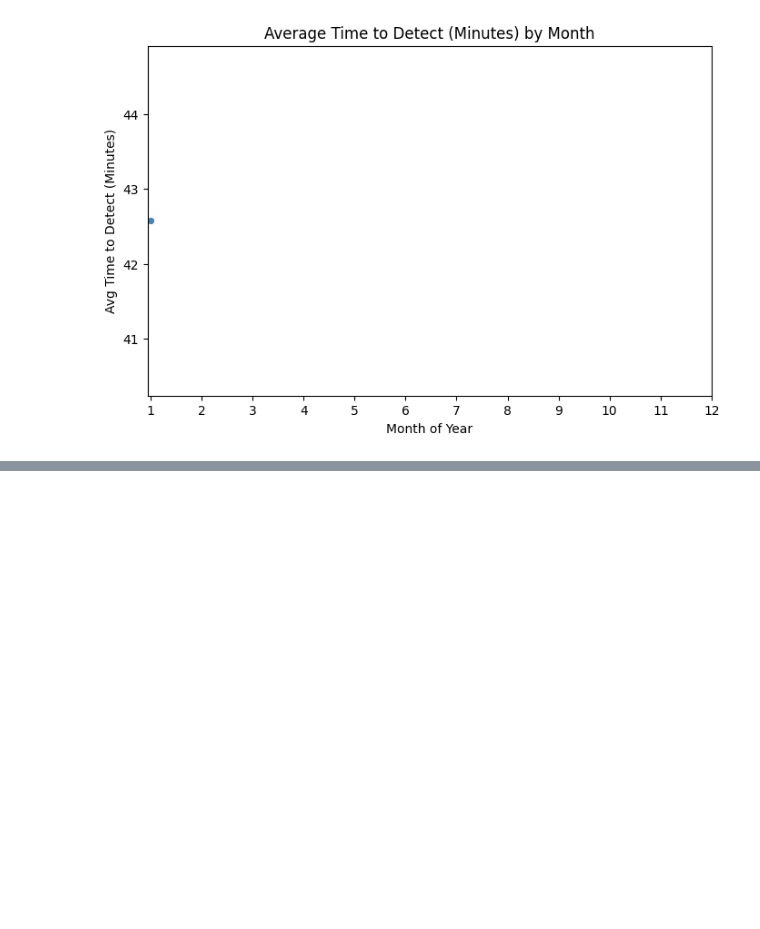
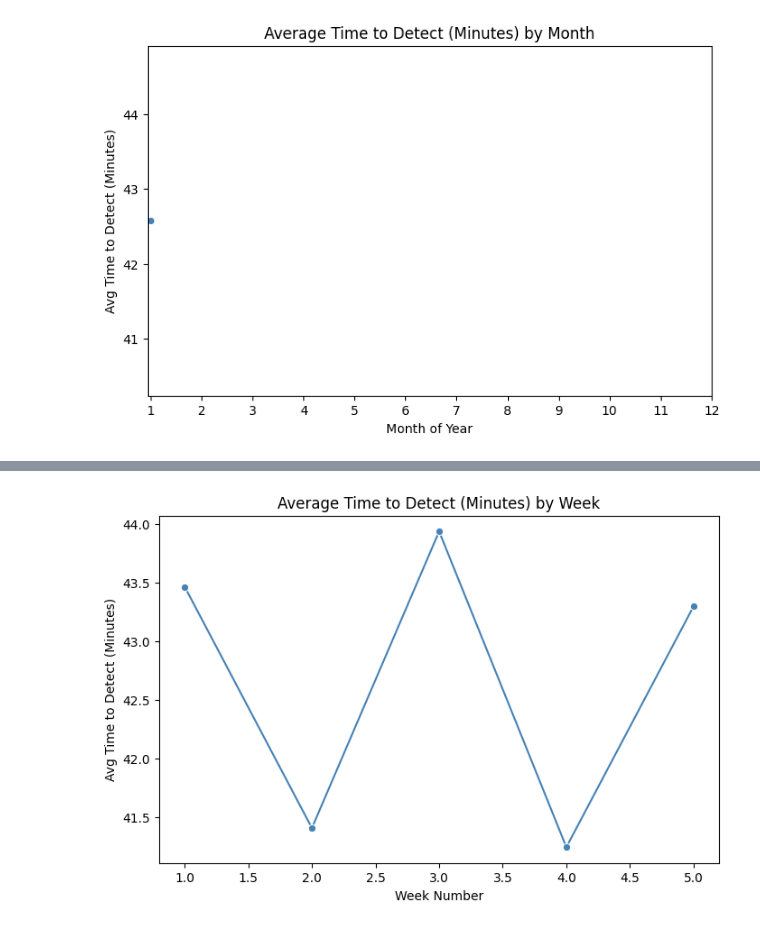
Before and after one commit to pain459/learn_ds, a Jupyter notebook: projects/stability_analysis/workbook.ipynb, the cells around one changed output, grey strips where cells are left out. Saved outputs shown, nothing was run; the diff lists cells and outputs as text; code cells hidden in the pictures; blank space fills up the shorter version.

```diff
--- a/projects/stability_analysis/workbook.ipynb
+++ b/projects/stability_analysis/workbook.ipynb
@@ -172,0 +205,16 @@ plt.show()
+# %%
+# Line plot
+plt.figure(figsize=(8,5))
+sns.lineplot(
+    x='week_number',
+    y='avg_time_to_detect_minutes',
+    data=weekly_detection_times_df,
+    marker='o',
+    color="steelblue"
+)
+plt.title("Average Time to Detect (Minutes) by Week")
+plt.xlabel("Week Number")
+plt.ylabel("Avg Time to Detect (Minutes)")
+plt.show()
+# %% [output]
+[figure, added]
```
Also changed, not shown: parts of 2 cells of this notebook.
